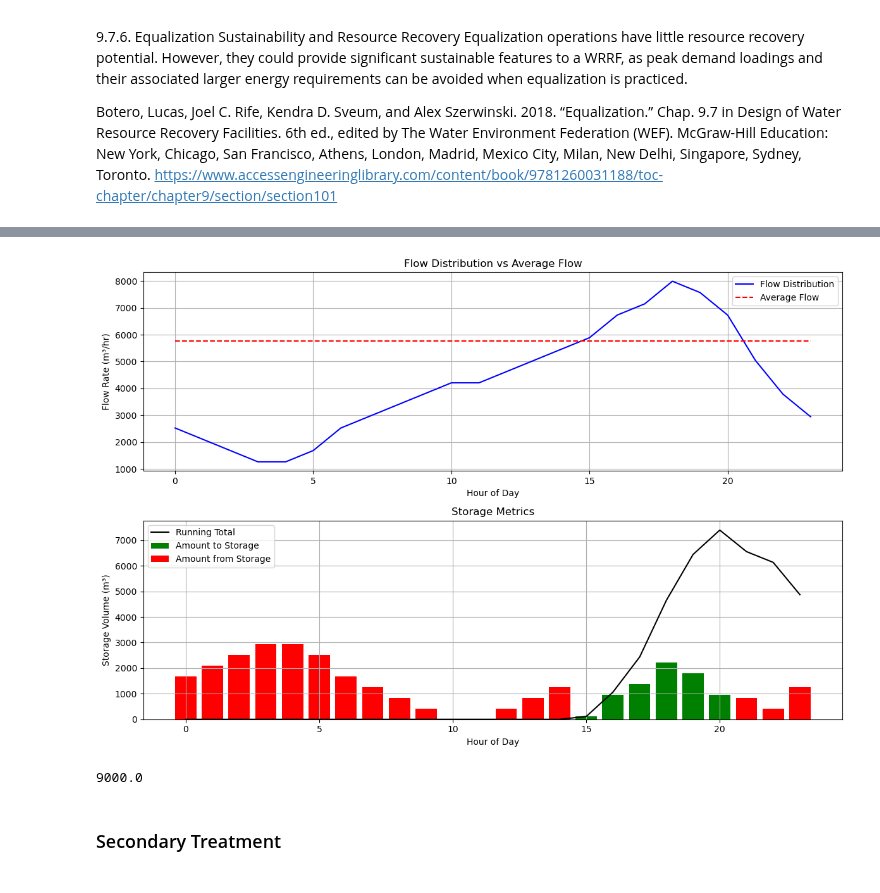
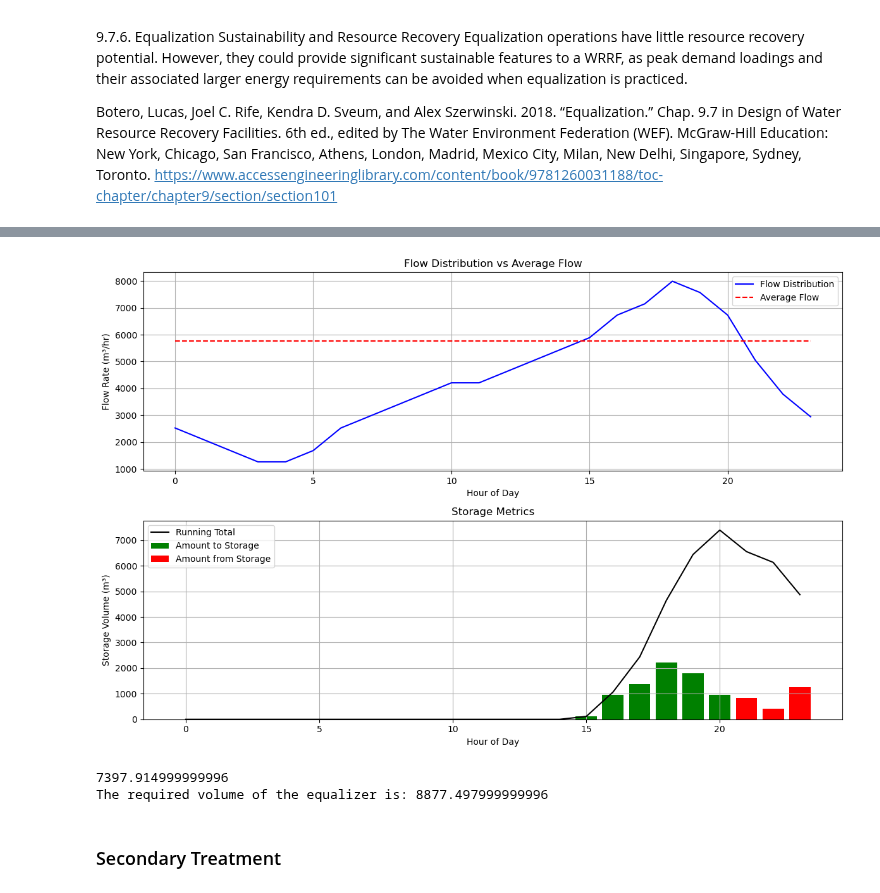
Before and after one commit to JMej0002/waterTreatmentProject2, a Jupyter notebook: Calculations/Group_10_Advance_water_treatment.ipynb, the cells around one changed output, grey strips where cells are left out. Drawn from its saved outputs; the diff is of its cells as text; code cells hidden in the pictures.

```diff
--- a/Calculations/Group_10_Advance_water_treatment.ipynb
+++ b/Calculations/Group_10_Advance_water_treatment.ipynb
@@ -330,7 +330,7 @@ for i in range(24):
     diff2 = data['Difference (Flow-Qavg) (m³/hr)'][i]
 
     # If flow > avg, we add to storage
-    if diff1 > 0:
+    if diff2 > 0 and diff1 > 0:
         data['Amount to Storage (m³)'][i] = diff1
         data['Amount from Storage (m³)'][i] = 0
         running_total += diff1
@@ -338,7 +338,7 @@ for i in range(24):
     else:
       if running_total == 0:
         data['Amount to Storage (m³)'][i] = 0
-        data['Amount from Storage (m³)'][i] = abs(diff2)
+        data['Amount from Storage (m³)'][i] = 0
         running_total += 0
       else:
         data['Amount to Storage (m³)'][i] = 0
@@ -410,36 +410,38 @@ plt.ylabel('Storage Volume (m³)')
 plt.title('Storage Metrics')
 plt.grid(True)
 plt.legend()
 
 plt.tight_layout()
 plt.show()
 
 #Include adquate safety factors
 
 safety_factor=1.2 #We meed to justify this.
 required_volume_equalizer=safety_factor*max(df['Running Total in Storage (m³)'])
+print (max(df['Running Total in Storage (m³)']))
 rounded_required_volume_equalizer=round(required_volume_equalizer,-3) #m3
-print (rounded_required_volume_equalizer)
+print ('The required volume of the equalizer is: '+str(required_volume_equalizer))
 # %% [output]
 |  | Time of Day | Q average flow (m³/hr) | Q new peak (m³/hr) | Flow distribution Q (m³/hr) | Difference (Flow-Q new peak) (m³/hr) | ... |
 | 0 | 0 to 1 | 4205.447500 | 5776.093333 | 2523.268500 | -3252.824833 | ... |
 | 1 | 1 to 2 | 4205.447500 | 5776.093333 | 2102.723750 | -3673.369583 | ... |
 | 2 | 2 to 3 | 4205.447500 | 5776.093333 | 1682.179000 | -4093.914333 | ... |
 | 3 | 3 to 4 | 4205.447500 | 5776.093333 | 1261.634250 | -4514.459083 | ... |
 | 4 | 4 to 5 | 4205.447500 | 5776.093333 | 1261.634250 | -4514.459083 | ... |
 | 5 | 5 to 6 | 4205.447500 | 5776.093333 | 1682.179000 | -4093.914333 | ... |
 | 6 | 6 to 7 | 4205.447500 | 5776.093333 | 2523.268500 | -3252.824833 | ... |
 | 7 | 7 to 8 | 4205.447500 | 5776.093333 | 2943.813250 | -2832.280083 | ... |
 | 8 | 8 to 9 | 4205.447500 | 5776.093333 | 3364.358000 | -2411.735333 | ... |
 | 9 | 9 to 10 | 4205.447500 | 5776.093333 | 3784.902750 | -1991.190583 | ... |
 | ... | ... | ... | ... | ... | ... | ... |
 | 19 | 19 to 20 | 4205.447500 | 5776.093333 | 7569.805500 | 1793.712167 | ... |
 | 20 | 20 to 21 | 4205.447500 | 5776.093333 | 6728.716000 | 952.622667 | ... |
 | 21 | 21 to 22 | 4205.447500 | 5776.093333 | 5046.537000 | -729.556333 | ... |
 | 22 | 22 to 23 | 4205.447500 | 5776.093333 | 3784.902750 | -1991.190583 | ... |
 | 23 | 23 to 24 | 4205.447500 | 5776.093333 | 2943.813250 | -2832.280083 | ... |
-[figure, old version]
+[figure, new version]
-9000.0
+7397.914999999996
+The required volume of the equalizer is: 8877.497999999996
 # %% [markdown]
 ### Secondary Treatment
 # %% [markdown]
```
Also changed, not shown: parts of 2 cells of this notebook.
